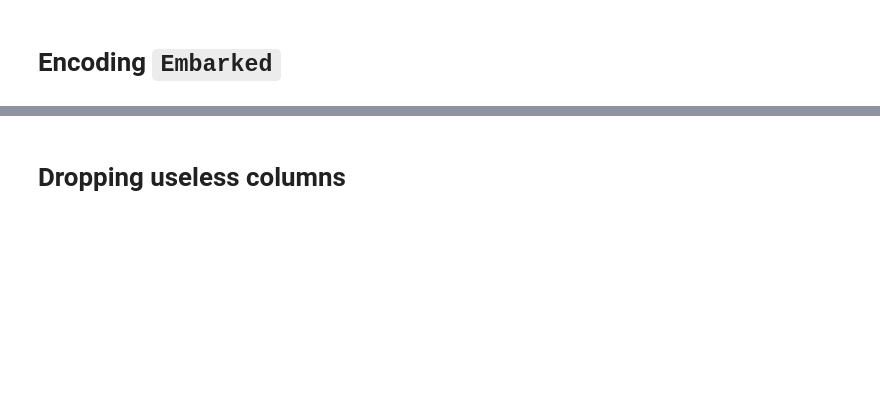
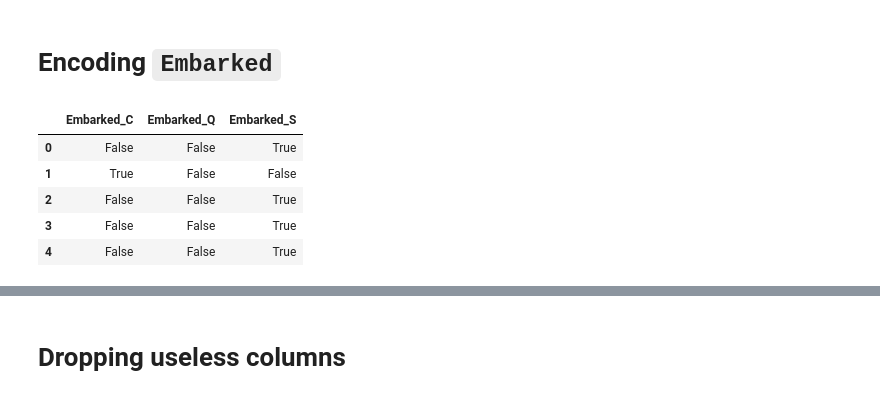
Before and after one commit to w4bo/AA2425-unibo-mldm, a Jupyter notebook: slides/lab-06-titanic.ipynb, the cells around one changed output, grey strips where cells are left out. Cells and saved outputs as stored; diff of their text form; code cells hidden in the pictures; blank space fills up the shorter version.

```diff
--- a/slides/lab-06-titanic.ipynb
+++ b/slides/lab-06-titanic.ipynb
@@ -105,3 +117,13 @@ df["Age"]=df["Age"].fillna(df["Age"].mean())
 # %% [markdown]
 # Encoding `Embarked`
+# %%
+embarked_one_hot = pd.get_dummies(df['Embarked'], prefix='Embarked')
+embarked_one_hot.head(5)
+# %% [output]
+|  | Embarked_C | Embarked_Q | Embarked_S |
+| 0 | False | False | True |
+| 1 | True | False | False |
+| 2 | False | False | True |
+| 3 | False | False | True |
+| 4 | False | False | True |
 # %%
```
Also changed, not shown: parts of 7 cells of this notebook, 1 other file.
